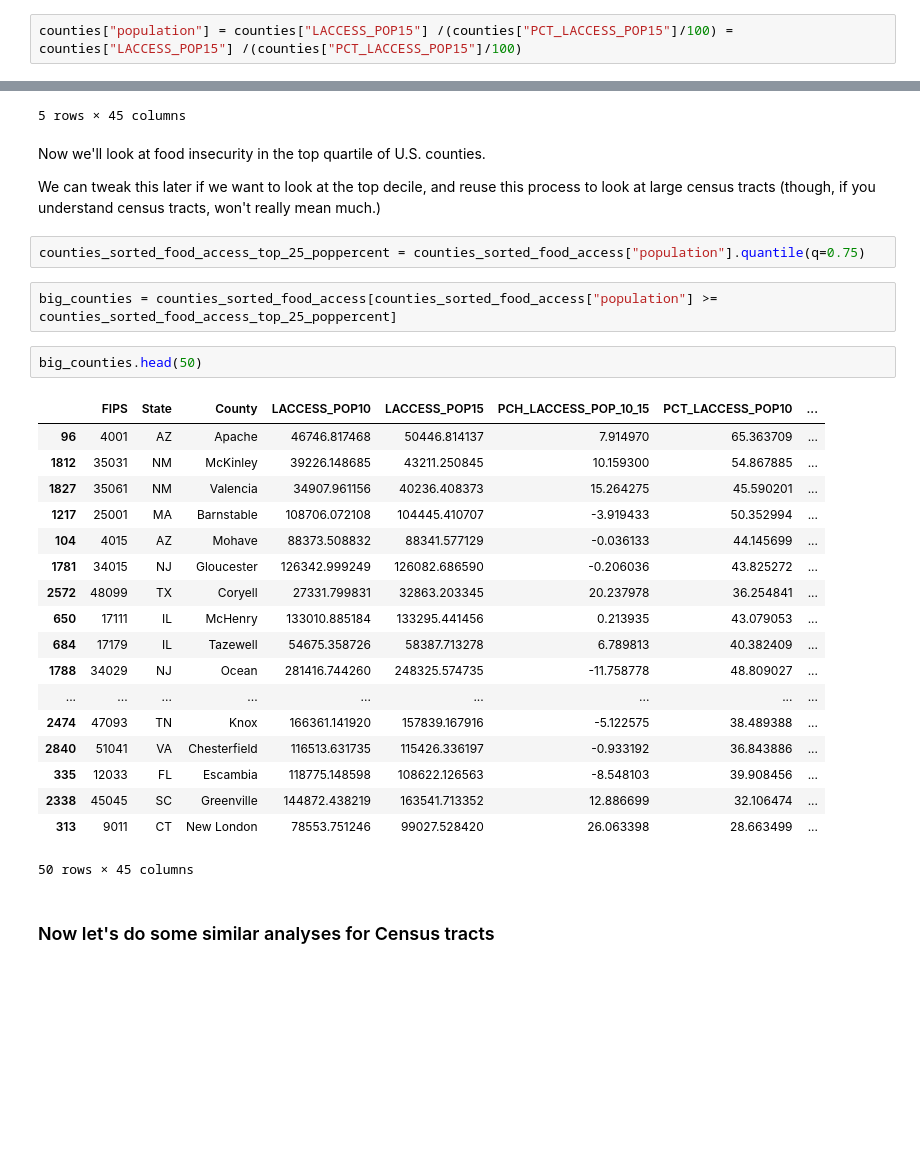
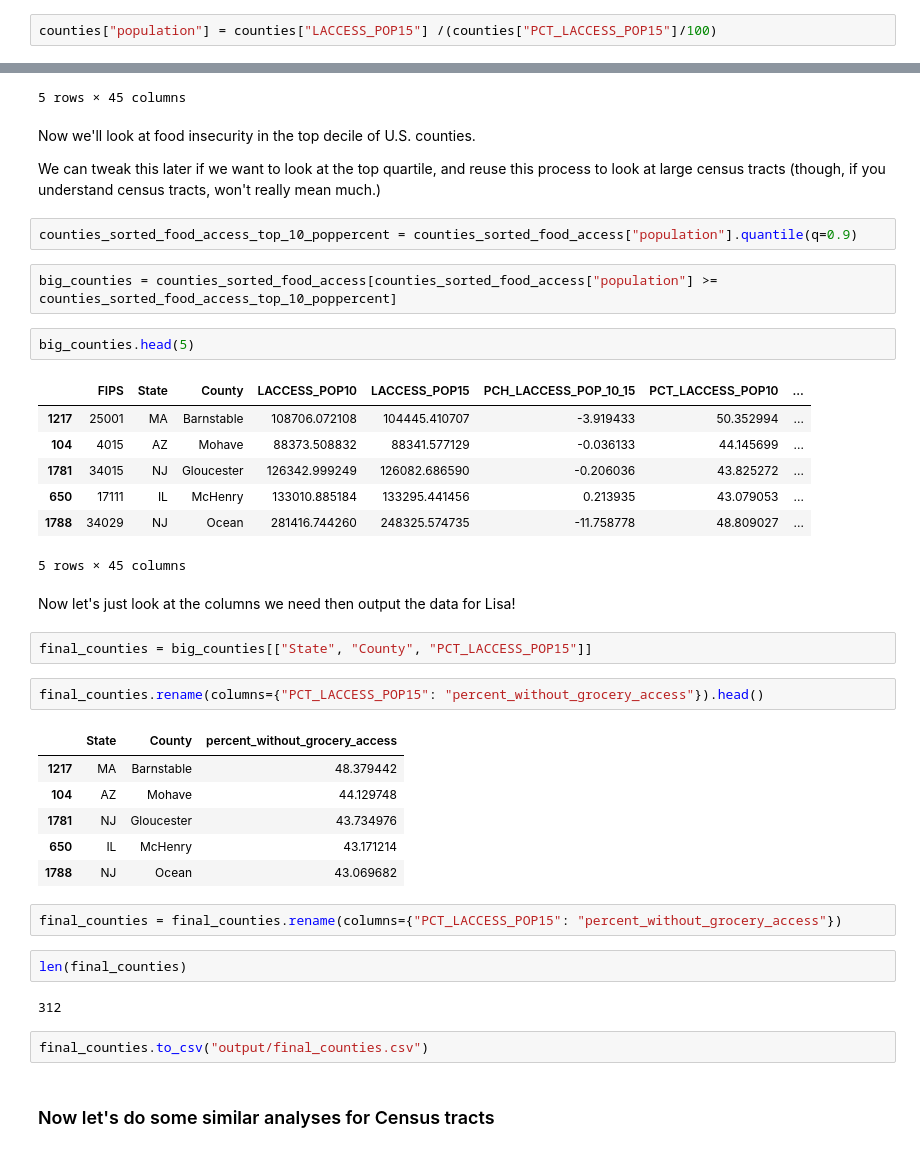
Before and after one commit to AlexMahadevan/food-deserts, a Jupyter notebook: food-desert-analysis.ipynb, the cells around one changed output, grey strips where cells are left out. Cells and saved outputs as stored; diff of their text form; blank space fills up the shorter version.

Commit message:
Output counties:

```diff
--- a/food-desert-analysis.ipynb
+++ b/food-desert-analysis.ipynb
@@ -102,7 +102,7 @@ counties.sort_values("PCT_LACCESS_POP15", ascending=False)
 # %% [markdown]
 <p>So, I need to do some quick math to figure out population, instead of loading another dumb excel file in.</p>
 # %%
-counties["population"] = counties["LACCESS_POP15"] /(counties["PCT_LACCESS_POP15"]/100) = counties["LACCESS_POP15"] /(counties["PCT_LACCESS_POP15"]/100)
+counties["population"] = counties["LACCESS_POP15"] /(counties["PCT_LACCESS_POP15"]/100)
 # %%
 counties_sorted_pop = counties.sort_values("population", ascending=False)
 counties_sorted_pop.head(5)
@@ -128,33 +128,43 @@ counties_sorted_food_access.head(5)
 | 1796 | 35003 | NM | Catron | 3725.000021 | 3725.000021 | 2.685756e-13 | 100.000001 | ... |
 5 rows × 45 columns
 # %% [markdown]
-<p>Now we'll look at food insecurity in the top quartile of U.S. counties.</p>
-<p>We can tweak this later if we want to look at the top decile, and reuse this process to look at large census tracts (though, if you understand census tracts, won't really mean much.)</p>
+<p>Now we'll look at food insecurity in the top decile of U.S. counties.</p>
+<p>We can tweak this later if we want to look at the top quartile, and reuse this process to look at large census tracts (though, if you understand census tracts, won't really mean much.)</p>
 # %%
-counties_sorted_food_access_top_25_poppercent = counties_sorted_food_access["population"].quantile(q=0.75)
+counties_sorted_food_access_top_10_poppercent = counties_sorted_food_access["population"].quantile(q=0.9)
 # %%
-big_counties = counties_sorted_food_access[counties_sorted_food_access["population"] >= counties_sorted_food_access_top_25_poppercent]
+big_counties = counties_sorted_food_access[counties_sorted_food_access["population"] >= counties_sorted_food_access_top_10_poppercent]
 # %%
-big_counties.head(50)
+big_counties.head(5)
 # %% [output]
 |  | FIPS | State | County | LACCESS_POP10 | LACCESS_POP15 | PCH_LACCESS_POP_10_15 | PCT_LACCESS_POP10 | ... |
-| 96 | 4001 | AZ | Apache | 46746.817468 | 50446.814137 | 7.914970 | 65.363709 | ... |
-| 1812 | 35031 | NM | McKinley | 39226.148685 | 43211.250845 | 10.159300 | 54.867885 | ... |
-| 1827 | 35061 | NM | Valencia | 34907.961156 | 40236.408373 | 15.264275 | 45.590201 | ... |
 | 1217 | 25001 | MA | Barnstable | 108706.072108 | 104445.410707 | -3.919433 | 50.352994 | ... |
 | 104 | 4015 | AZ | Mohave | 88373.508832 | 88341.577129 | -0.036133 | 44.145699 | ... |
 | 1781 | 34015 | NJ | Gloucester | 126342.999249 | 126082.686590 | -0.206036 | 43.825272 | ... |
-| 2572 | 48099 | TX | Coryell | 27331.799831 | 32863.203345 | 20.237978 | 36.254841 | ... |
 | 650 | 17111 | IL | McHenry | 133010.885184 | 133295.441456 | 0.213935 | 43.079053 | ... |
-| 684 | 17179 | IL | Tazewell | 54675.358726 | 58387.713278 | 6.789813 | 40.382409 | ... |
 | 1788 | 34029 | NJ | Ocean | 281416.744260 | 248325.574735 | -11.758778 | 48.809027 | ... |
-| ... | ... | ... | ... | ... | ... | ... | ... | ... |
-| 2474 | 47093 | TN | Knox | 166361.141920 | 157839.167916 | -5.122575 | 38.489388 | ... |
-| 2840 | 51041 | VA | Chesterfield | 116513.631735 | 115426.336197 | -0.933192 | 36.843886 | ... |
-| 335 | 12033 | FL | Escambia | 118775.148598 | 108622.126563 | -8.548103 | 39.908456 | ... |
-| 2338 | 45045 | SC | Greenville | 144872.438219 | 163541.713352 | 12.886699 | 32.106474 | ... |
-| 313 | 9011 | CT | New London | 78553.751246 | 99027.528420 | 26.063398 | 28.663499 | ... |
-50 rows × 45 columns
+5 rows × 45 columns
+# %% [markdown]
+<p>Now let's just look at the columns we need then output the data for Lisa!</p>
+# %%
+final_counties = big_counties[["State", "County", "PCT_LACCESS_POP15"]]
+# %%
+final_counties.rename(columns={"PCT_LACCESS_POP15": "percent_without_grocery_access"}).head()
+# %% [output]
+|  | State | County | percent_without_grocery_access |
+| 1217 | MA | Barnstable | 48.379442 |
+| 104 | AZ | Mohave | 44.129748 |
+| 1781 | NJ | Gloucester | 43.734976 |
+| 650 | IL | McHenry | 43.171214 |
+| 1788 | NJ | Ocean | 43.069682 |
+# %%
+final_counties = final_counties.rename(columns={"PCT_LACCESS_POP15": "percent_without_grocery_access"})
+# %%
+len(final_counties)
+# %% [output]
+312
+# %%
+final_counties.to_csv("output/final_counties.csv")
 # %% [markdown]
 ### Now let's do some similar analyses for Census tracts
 # %%
```
Also changed, not shown: 2 other files.
